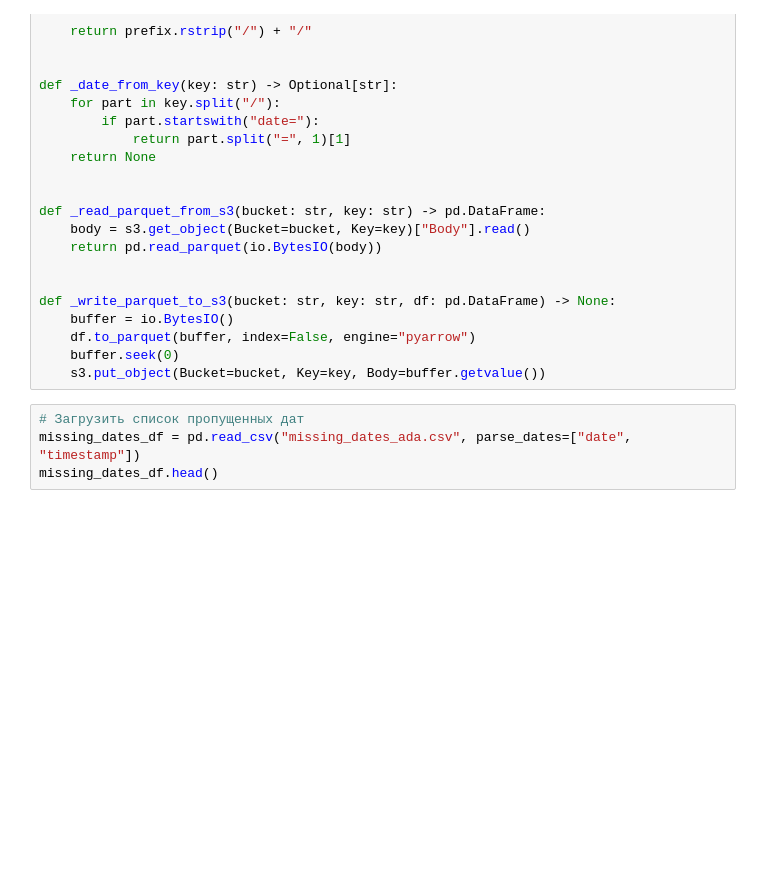
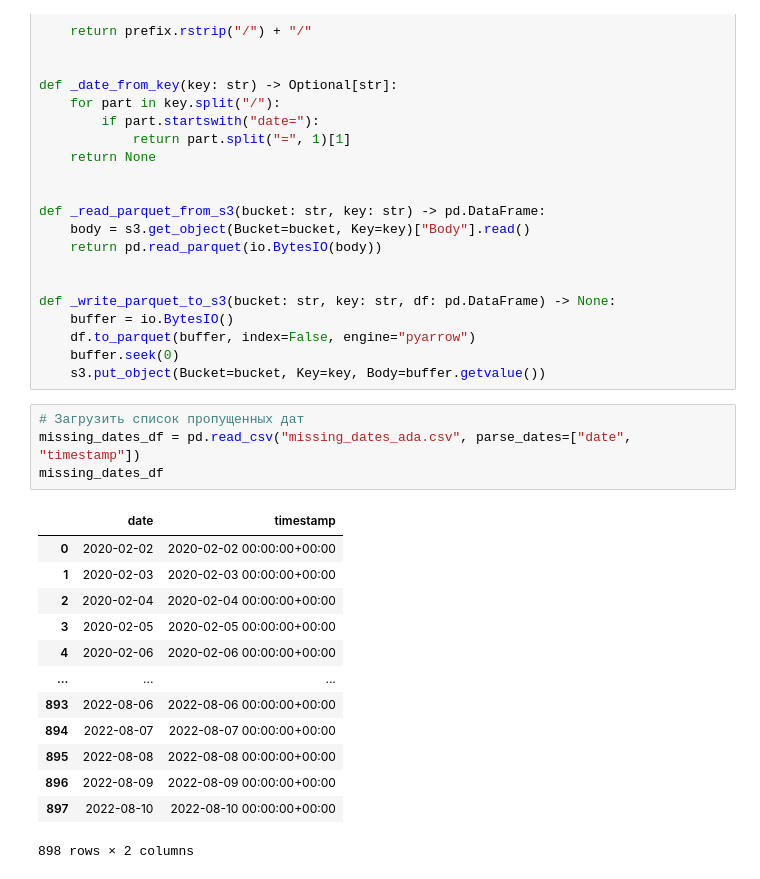
Before and after one commit to username-b/binance-dowloader-3.0, a Jupyter notebook: restore_missing_minutes.ipynb, the cells around one changed output. Cells and saved outputs as stored; diff of their text form; blank space fills up the shorter version.

```diff
--- a/restore_missing_minutes.ipynb
+++ b/restore_missing_minutes.ipynb
@@ -87,7 +91,21 @@ def _write_parquet_to_s3(bucket: str, key: str, df: pd.DataFrame) -> None:
 # %%
 # Загрузить список пропущенных дат
 missing_dates_df = pd.read_csv("missing_dates_ada.csv", parse_dates=["date", "timestamp"])
-missing_dates_df.head()
+missing_dates_df
+# %% [output]
+|  | date | timestamp |
+| 0 | 2020-02-02 | 2020-02-02 00:00:00+00:00 |
+| 1 | 2020-02-03 | 2020-02-03 00:00:00+00:00 |
+| 2 | 2020-02-04 | 2020-02-04 00:00:00+00:00 |
+| 3 | 2020-02-05 | 2020-02-05 00:00:00+00:00 |
+| 4 | 2020-02-06 | 2020-02-06 00:00:00+00:00 |
+| ... | ... | ... |
+| 893 | 2022-08-06 | 2022-08-06 00:00:00+00:00 |
+| 894 | 2022-08-07 | 2022-08-07 00:00:00+00:00 |
+| 895 | 2022-08-08 | 2022-08-08 00:00:00+00:00 |
+| 896 | 2022-08-09 | 2022-08-09 00:00:00+00:00 |
+| 897 | 2022-08-10 | 2022-08-10 00:00:00+00:00 |
+898 rows × 2 columns
 # %%
 def restore_missing_minute_for_date(target_date: str, dry_run: bool = False) -> bool:
     """
```
Also changed, not shown: parts of 5 cells of this notebook, 2 other files.
